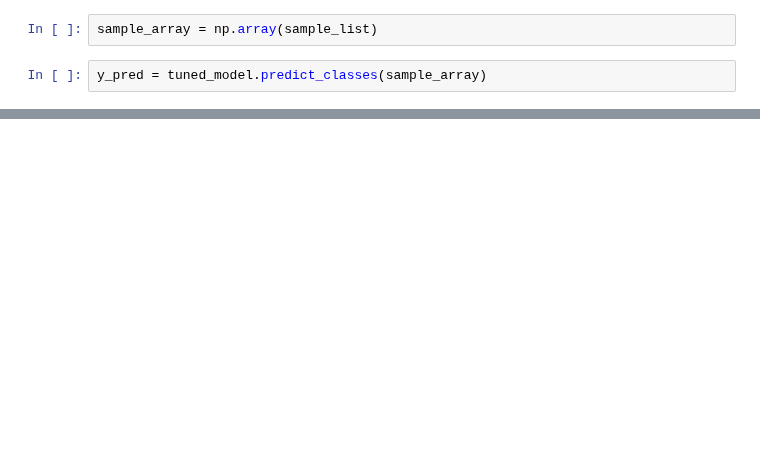
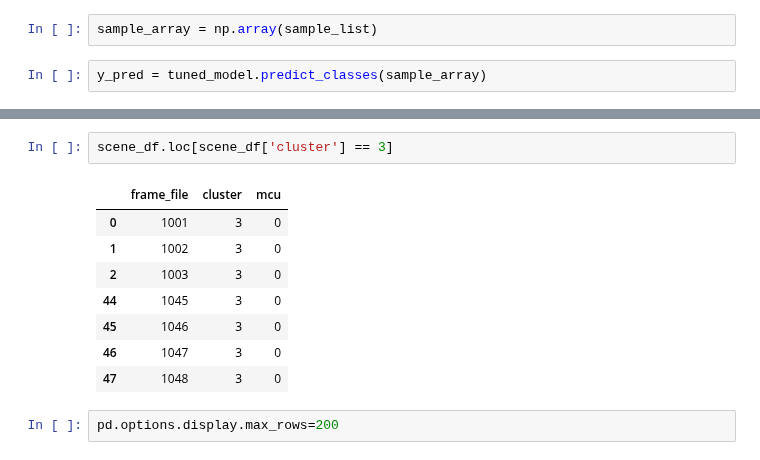
Before and after one commit to JohnTheTripper/moviegoer-prototype, a Jupyter notebook: scene_clustering.ipynb, the cells around one changed output, grey strips where cells are left out. Drawn from its saved outputs; the diff is of its cells as text; blank space fills up the shorter version.

```diff
--- a/scene_clustering.ipynb
+++ b/scene_clustering.ipynb
@@ -183,0 +218,13 @@ array([[1],
+# %%
+scene_df.loc[scene_df['cluster'] == 3]
+# %% [output]
+|  | frame_file | cluster | mcu |
+| 0 | 1001 | 3 | 0 |
+| 1 | 1002 | 3 | 0 |
+| 2 | 1003 | 3 | 0 |
+| 44 | 1045 | 3 | 0 |
+| 45 | 1046 | 3 | 0 |
+| 46 | 1047 | 3 | 0 |
+| 47 | 1048 | 3 | 0 |
+# %%
+pd.options.display.max_rows=200
```
Also changed, not shown: parts of 17 cells of this notebook.
